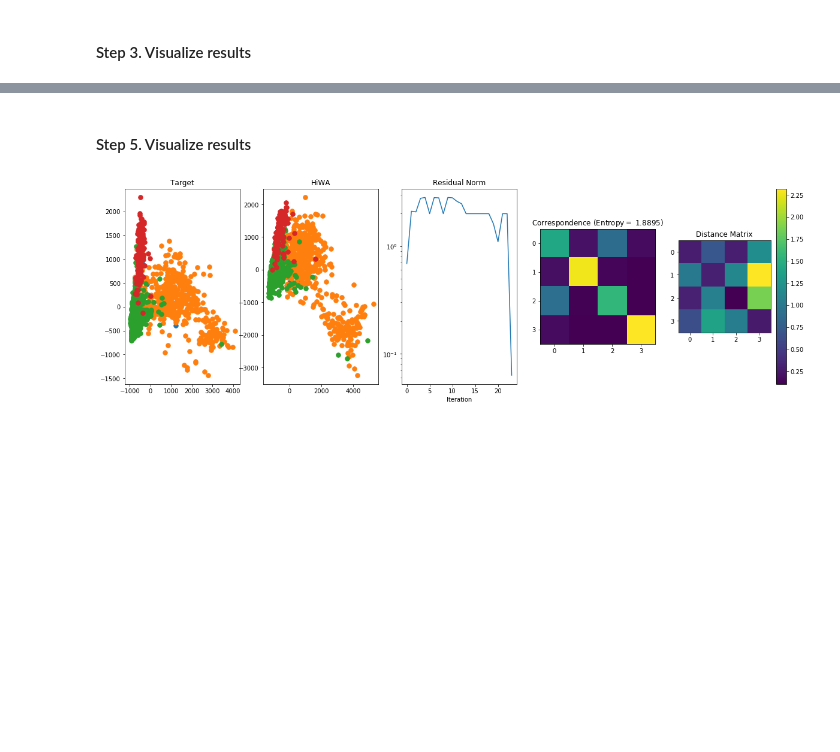
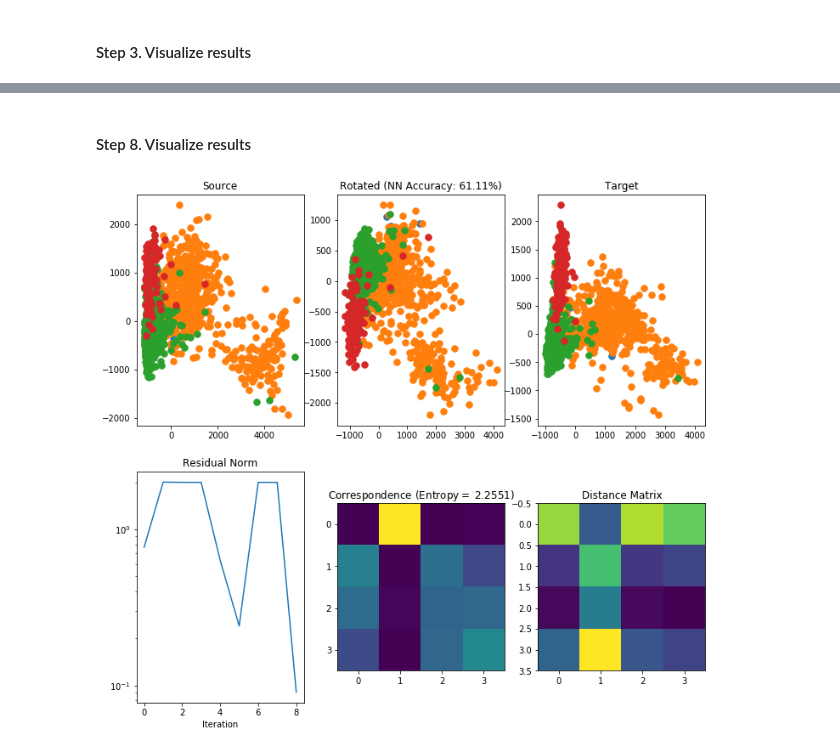
Before and after one commit to nerdslab/PyHiWA, a Jupyter notebook: HiWA-Demo.ipynb, the cells around one changed output, grey strips where cells are left out. Drawn from its saved outputs; the diff is of its cells as text; code cells hidden in the pictures; blank space fills up the shorter version.

```diff
--- a/HiWA-Demo.ipynb
+++ b/HiWA-Demo.ipynb
@@ -26,7 +28,8 @@ _Data collected by:_ Matthew Perich, Lee Miller Lab (Northwestern)
 #### Step 1. Apply initial dimensionality reduction
 # %%
 # Load the datasets from a .mat file
-T_te, T_tr, X_te, X_tr, Y_te, Y_tr = utils.load_data('mihi_demo.mat')
+T_te, T_tr, X_te, X_tr, Y_te, Y_tr = utils.load_data('data\\mihi_demo.mat')
+T_te, T_tr = T_te.squeeze(), T_tr.squeeze()
 
 # Apply initial dimensionality reduction (n_components)
 Y_te_3d = FactorAnalysis(n_components=3).fit_transform(utils.remove_const_cols(Y_te))
@@ -90,10 +103,10 @@ _Data collected by_: Sam Funderburk, Keith Hengen Lab (WUSL)
 #### Step 0. Load data
 # %%
 # Load the datasets from a numpy archive
-with np.load('sleep_day1_60s.npz') as day1z:
+with np.load('data\\sleep_day1_60s.npz') as day1z:
     ft1 = day1z['firing_times_d1']
     l1 = day1z['labels_d1']
-with np.load('sleep_day2_60s.npz') as day2z:
+with np.load('data\\sleep_day2_60s.npz') as day2z:
     ft2 = day2z['firing_times_d2']
     l2 = day2z['labels_d2']
 # %% [markdown]
@@ -152,8 +228,15 @@ ft2_5d = pca.fit_transform(ft2)
 
 # Fit the model and transform the source dataset
 t1 = time.time()
-hwa = hiwa.HiWA(dim_red_method=PCA(n_components=2), normal=True)
+hwa = hiwa.HiWA(dim_red_method=PCA(n_components=2), normalize=True)
 ft2_rec = hwa.fit_transform(ft2_5d, l2, ft1_5d, l1)
 t2 = time.time()
-print('Time elapsed = ', t2 - t1, 'seconds')
+
+print('Time elapsed: {:.4f} seconds'.format(t2 - t1))
+
+nbrs = NearestNeighbors()
+nbrs.fit(ft2_rec)
+idx = nbrs.kneighbors(ft1_5d, n_neighbors=1, return_distance=False).squeeze()
+nn_hwa = (l2[idx] == l1).sum() / l1.shape[0]
+print('NN Accuracy: {:.2%}'.format(nn_hwa))
 # %% [output]
@@ -161,27 +245,29 @@ Time elapsed =  26.591480016708374 seconds
 # %% [markdown]
-#### Step 5. Visualize results
+#### Step 8. Visualize results
 # %%
 # Plot the results, plus some diagnostics
-plt.figure(figsize=(20, 6))
-plt.subplot(1, 5, 1)
+plt.figure(figsize=(12, 11))
+plt.subplot(2, 3, 1)
+plt.title('Source')
+utils.color_data(ft2_5d[:,0:2], l2)
+plt.subplot(2, 3, 2)
+plt.title('Rotated (NN Accuracy: {:.2%})'.format(nn_hwa))
+utils.color_data(ft2_rec[:,0:2], l2)
+plt.subplot(2, 3, 3)
 plt.title('Target')
-utils.color_data(ft1_5d[:, 0:2], l1)
-plt.subplot(1, 5, 2)
-plt.title('HiWA')
-utils.color_data(ft2_rec[:, 0:2], l2)
-ax = plt.subplot(1, 5, 3)
+utils.color_data(ft1_5d[:,0:2], l1)
+ax = plt.subplot(2, 3, 4)
 plt.plot(hwa.diagnostics['Rg_norm'])
 ax.set_yscale('log')
 plt.title('Residual Norm')
 plt.xlabel('Iteration')
-plt.subplot(1, 5, 4)
+plt.subplot(2, 3, 5)
 plt.imshow(hwa.P)
 plt.xticks(np.arange(4))
 plt.yticks(np.arange(4))
 plt.title('Correspondence (Entropy$ = $ %.4f)' %(-np.sum(hwa.P * np.log(hwa.P))))
-plt.subplot(1, 5, 5)
+plt.subplot(2, 3, 6)
 plt.title('Distance Matrix')
-plt.imshow(hwa.diagnostics['C'])
-c = plt.colorbar()
+c = plt.imshow(hwa.diagnostics['C'])
 # %% [output]
-[figure, old version]
+[figure, new version]
```
Also changed, not shown: parts of 13 cells of this notebook, 2 other files.
